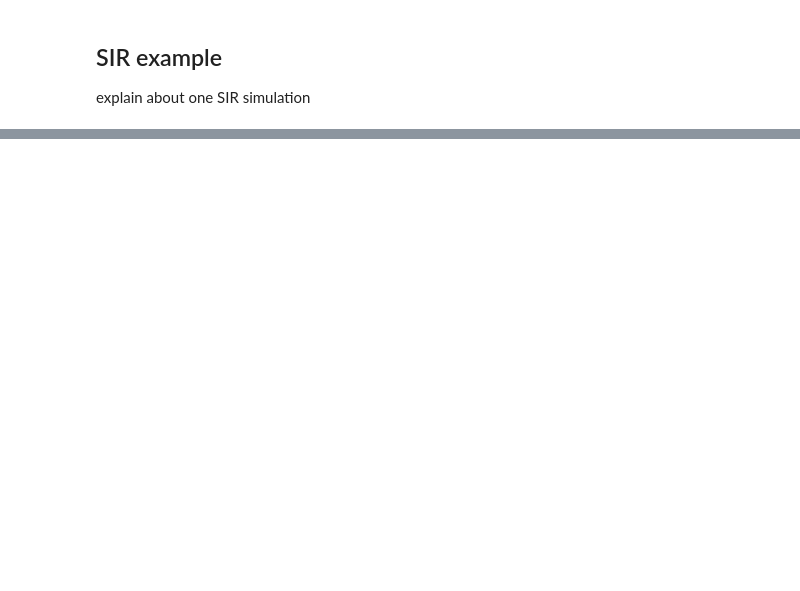
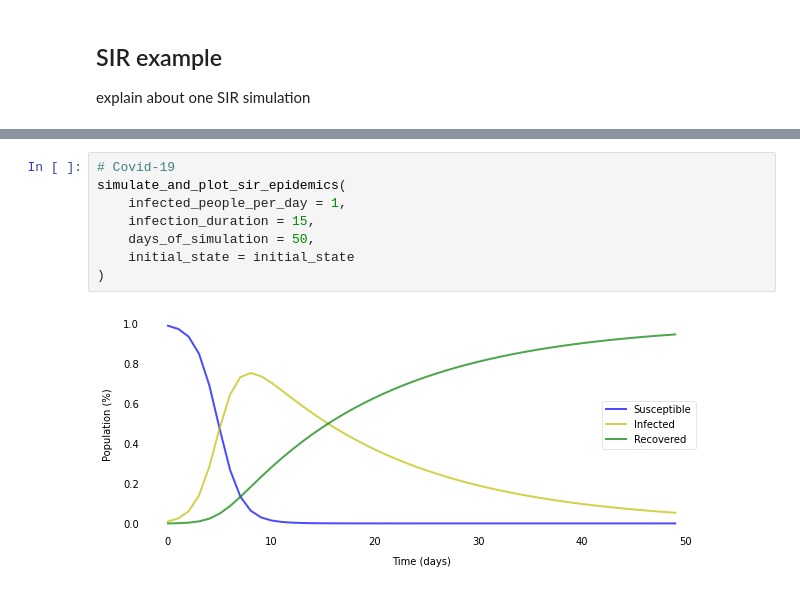
Before and after one commit to danielbdias/mdp-sir-modelling, a Jupyter notebook: sir_example.ipynb, the cells around one changed output, grey strips where cells are left out. Saved outputs shown, nothing was run; the diff lists cells and outputs as text; blank space fills up the shorter version.

```diff
--- a/sir_example.ipynb
+++ b/sir_example.ipynb
@@ -72,0 +72,10 @@ print( St + dSdt, It + dIdt, Rt + dRdt )
+# %%
+# Covid-19
+simulate_and_plot_sir_epidemics(
+    infected_people_per_day = 1,
+    infection_duration = 15,
+    days_of_simulation = 50,
+    initial_state = initial_state
+)
+# %% [output]
+[figure, added]
```
Also changed, not shown: parts of 11 cells of this notebook, 3 other files.
